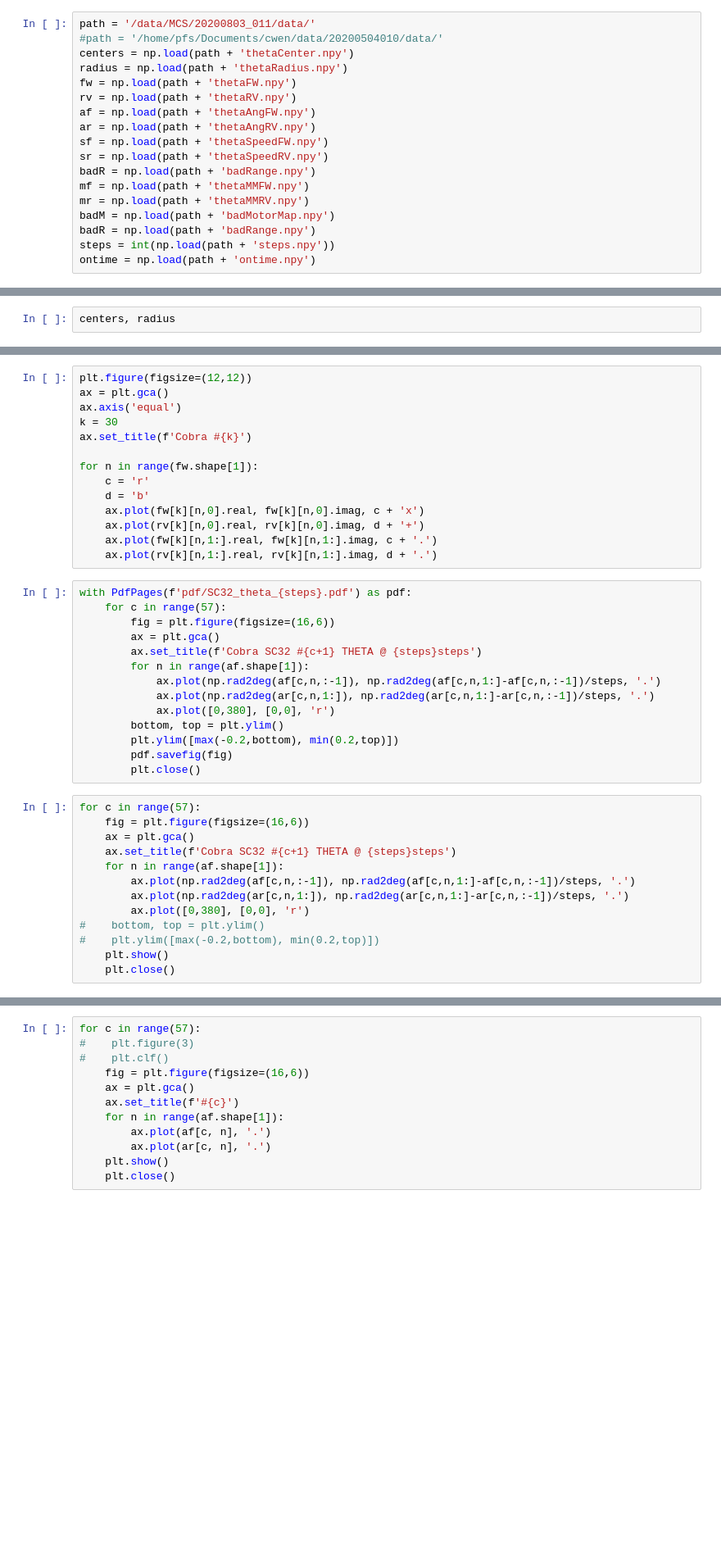
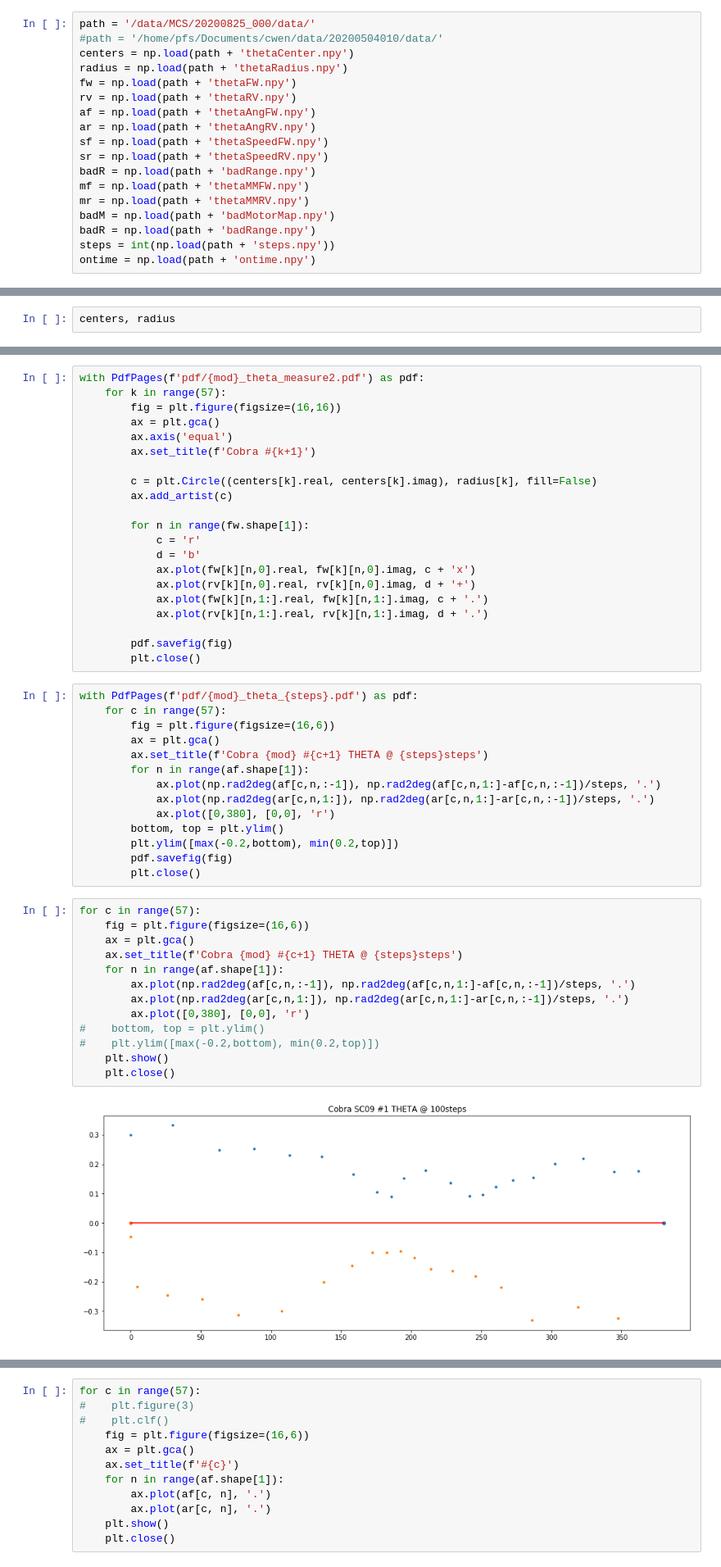
Before and after one commit to Subaru-PFS/ics_cobraCharmer, a Jupyter notebook: procedures/moduleTest/motor1maps.ipynb, the cells around one changed output, grey strips where cells are left out. Shown at 82% size. Saved outputs shown, nothing was run; the diff lists cells and outputs as text; blank space fills up the shorter version.

```diff
--- a/procedures/moduleTest/motor1maps.ipynb
+++ b/procedures/moduleTest/motor1maps.ipynb
@@ -19,7 +21,7 @@ cam_split = 28
 group1 = goodIdx[goodIdx <= cam_split]
 group2 = goodIdx[goodIdx > cam_split]
 # %%
-path = '/data/MCS/20200803_011/data/'
+path = '/data/MCS/20200825_000/data/'
 #path = '/home/pfs/Documents/cwen/data/20200504010/data/'
 centers = np.load(path + 'thetaCenter.npy')
 radius = np.load(path + 'thetaRadius.npy')
@@ -145,23 +170,30 @@ plt.show()
 # %%
-plt.figure(figsize=(12,12))
-ax = plt.gca()
-ax.axis('equal')
-k = 30
-ax.set_title(f'Cobra #{k}')
+with PdfPages(f'pdf/{mod}_theta_measure2.pdf') as pdf:
+    for k in range(57):
+        fig = plt.figure(figsize=(16,16))
+        ax = plt.gca()
+        ax.axis('equal')
+        ax.set_title(f'Cobra #{k+1}')
 
-for n in range(fw.shape[1]):
-    c = 'r'
-    d = 'b'
-    ax.plot(fw[k][n,0].real, fw[k][n,0].imag, c + 'x')
-    ax.plot(rv[k][n,0].real, rv[k][n,0].imag, d + '+')
-    ax.plot(fw[k][n,1:].real, fw[k][n,1:].imag, c + '.')
-    ax.plot(rv[k][n,1:].real, rv[k][n,1:].imag, d + '.')
+        c = plt.Circle((centers[k].real, centers[k].imag), radius[k], fill=False)
+        ax.add_artist(c)
+
+        for n in range(fw.shape[1]):
+            c = 'r'
+            d = 'b'
+            ax.plot(fw[k][n,0].real, fw[k][n,0].imag, c + 'x')
+            ax.plot(rv[k][n,0].real, rv[k][n,0].imag, d + '+')
+            ax.plot(fw[k][n,1:].real, fw[k][n,1:].imag, c + '.')
+            ax.plot(rv[k][n,1:].real, rv[k][n,1:].imag, d + '.')
+
+        pdf.savefig(fig)
+        plt.close()
 # %%
-with PdfPages(f'pdf/SC32_theta_{steps}.pdf') as pdf:
+with PdfPages(f'pdf/{mod}_theta_{steps}.pdf') as pdf:
     for c in range(57):
         fig = plt.figure(figsize=(16,6))
         ax = plt.gca()
-        ax.set_title(f'Cobra SC32 #{c+1} THETA @ {steps}steps')
+        ax.set_title(f'Cobra {mod} #{c+1} THETA @ {steps}steps')
         for n in range(af.shape[1]):
             ax.plot(np.rad2deg(af[c,n,:-1]), np.rad2deg(af[c,n,1:]-af[c,n,:-1])/steps, '.')
             ax.plot(np.rad2deg(ar[c,n,1:]), np.rad2deg(ar[c,n,1:]-ar[c,n,:-1])/steps, '.')
@@ -173,13 +205,15 @@ with PdfPages(f'pdf/SC32_theta_{steps}.pdf') as pdf:
 # %%
 for c in range(57):
     fig = plt.figure(figsize=(16,6))
     ax = plt.gca()
-    ax.set_title(f'Cobra SC32 #{c+1} THETA @ {steps}steps')
+    ax.set_title(f'Cobra {mod} #{c+1} THETA @ {steps}steps')
     for n in range(af.shape[1]):
         ax.plot(np.rad2deg(af[c,n,:-1]), np.rad2deg(af[c,n,1:]-af[c,n,:-1])/steps, '.')
         ax.plot(np.rad2deg(ar[c,n,1:]), np.rad2deg(ar[c,n,1:]-ar[c,n,:-1])/steps, '.')
         ax.plot([0,380], [0,0], 'r')
 #    bottom, top = plt.ylim()
 #    plt.ylim([max(-0.2,bottom), min(0.2,top)])
     plt.show()
     plt.close()
+# %% [output]
+[figure, added]
```
Also changed, not shown: parts of 19 cells of this notebook, 6 other files.
